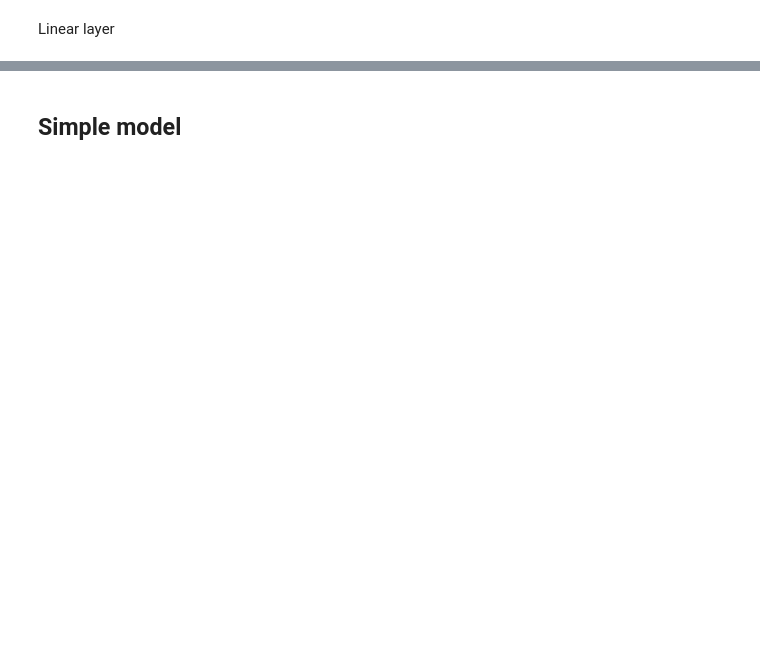
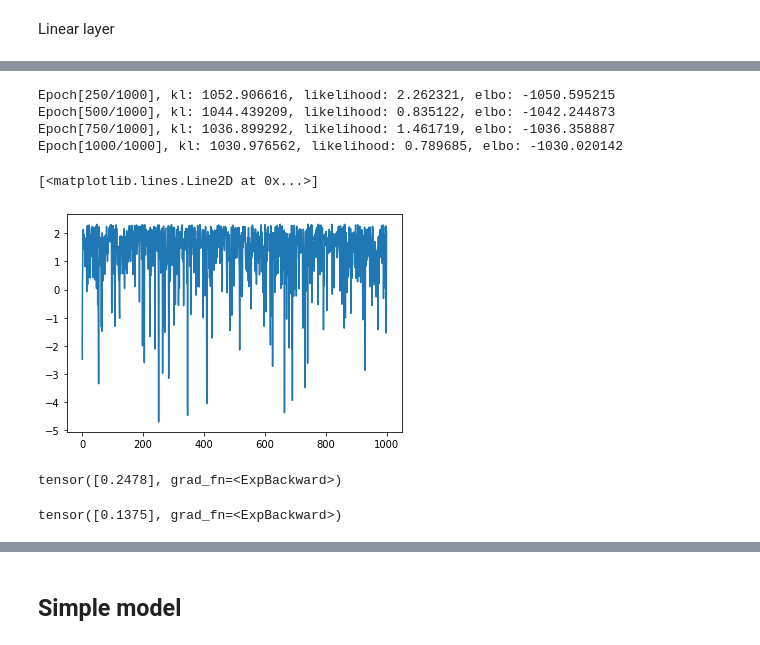
Before and after one commit to IrisTeng/VS-BNN, a Jupyter notebook: code/horseshoe/test_horseshoe.ipynb, the cells around one changed output, grey strips where cells are left out. Saved outputs shown, nothing was run; the diff lists cells and outputs as text; code cells hidden in the pictures; blank space fills up the shorter version.

```diff
--- a/code/horseshoe/test_horseshoe.ipynb
+++ b/code/horseshoe/test_horseshoe.ipynb
@@ -70,0 +118,20 @@ l.init_parameters()
+# %%
+optimizer = torch.optim.Adam(model.parameters(), lr=.001)
+#model.reinit_parameters(x,y,n_reinit=10) # comment out to start at truth
+elbo = -networks.train(model, optimizer, x, y, n_epochs=1000, print_freq=250)
+plt.plot(elbo)
+# %% [output]
+Epoch[250/1000], kl: 1052.906616, likelihood: 2.262321, elbo: -1050.595215
+Epoch[500/1000], kl: 1044.439209, likelihood: 0.835122, elbo: -1042.244873
+Epoch[750/1000], kl: 1036.899292, likelihood: 1.461719, elbo: -1036.358887
+Epoch[1000/1000], kl: 1030.976562, likelihood: 0.789685, elbo: -1030.020142
+[<matplotlib.lines.Line2D at 0x...>]
+[figure, added]
+# %%
+torch.exp(model.layer_in.lognu_mu + model.layer_in.lognu_logsig2.exp()/2)
+# %% [output]
+tensor([0.2478], grad_fn=<ExpBackward>)
+# %%
+torch.exp(model.layer_in.logeta_mu + model.layer_in.logeta_logsig2.exp()/2)
+# %% [output]
+tensor([0.1375], grad_fn=<ExpBackward>)
```
Also changed, not shown: parts of 42 cells of this notebook, 3 other files.
